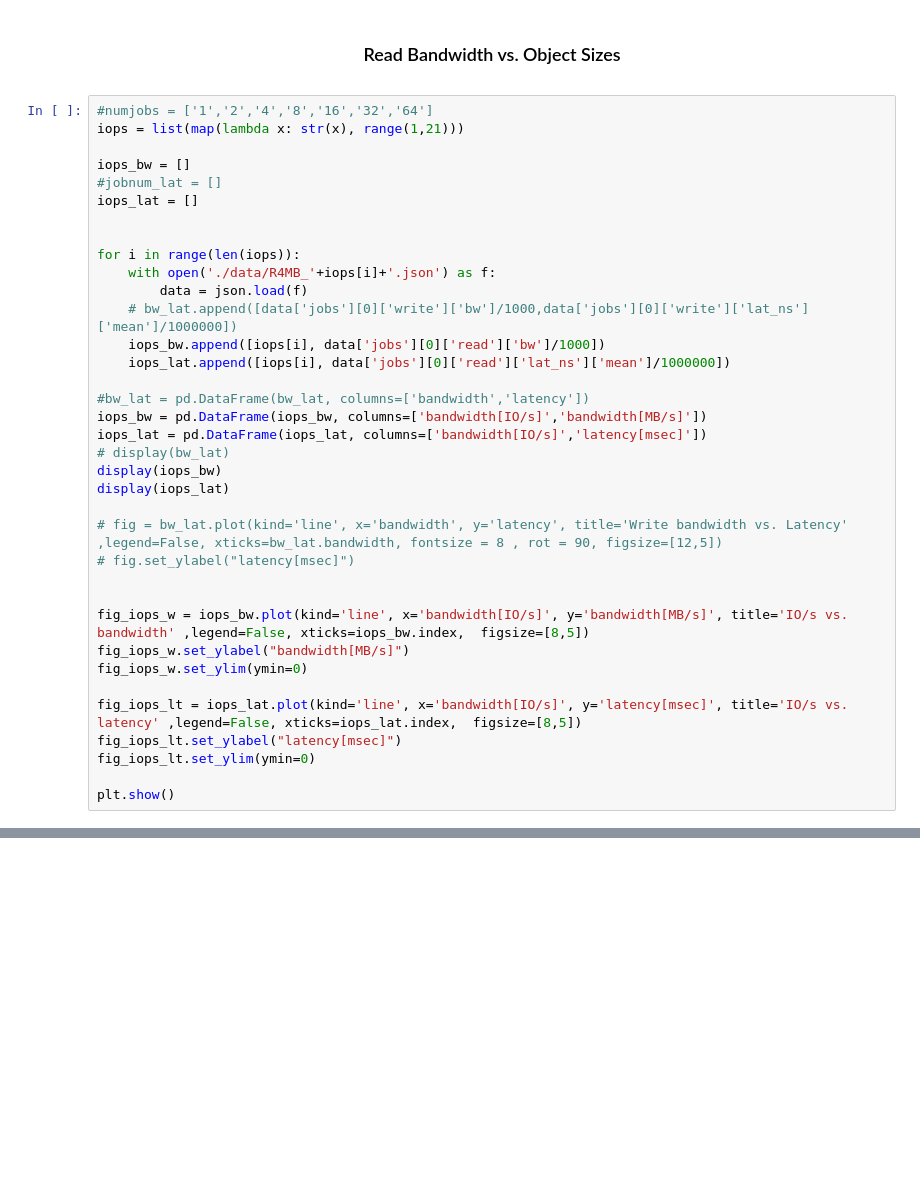
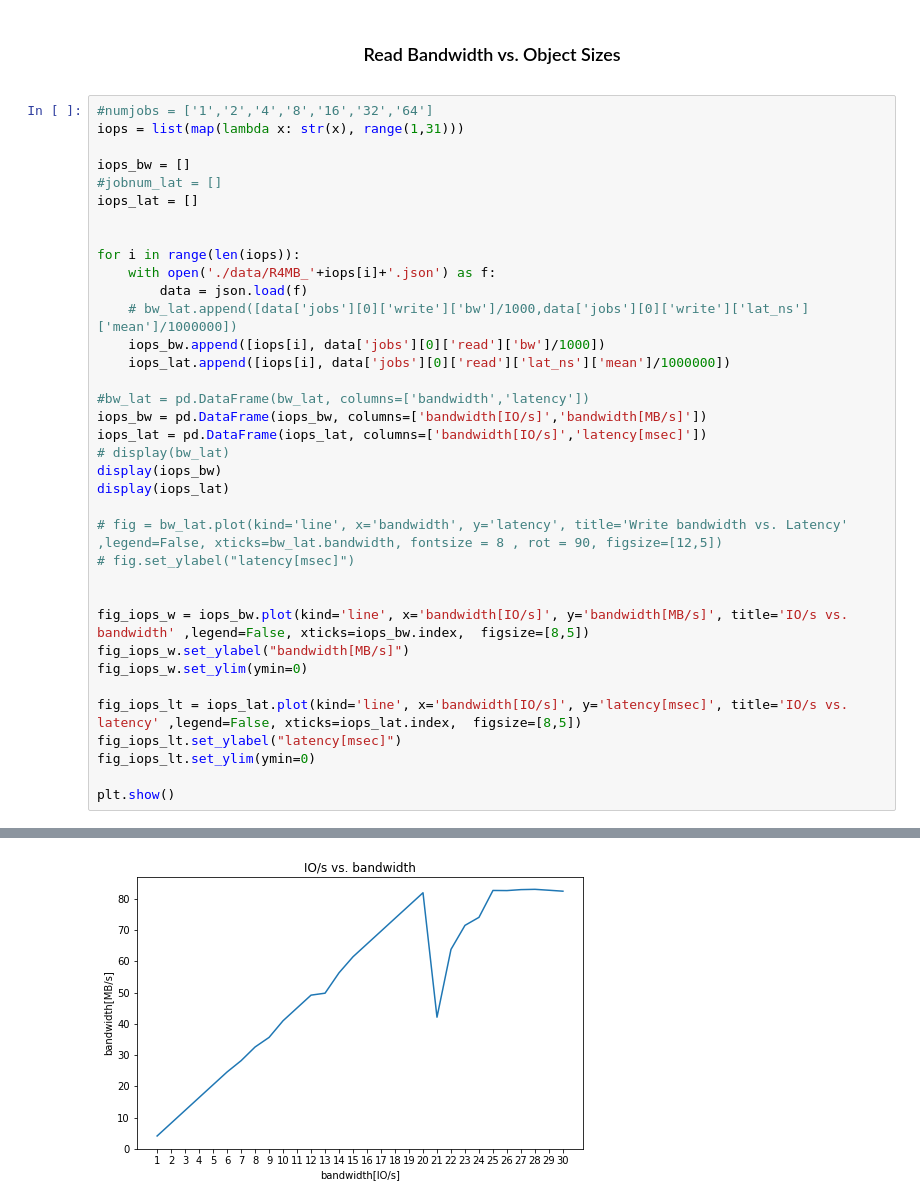
Before and after one commit to xweichu/object_size, a Jupyter notebook: object_size.ipynb, the cells around one changed output, grey strips where cells are left out. Drawn from its saved outputs; the diff is of its cells as text; blank space fills up the shorter version.

```diff
--- a/object_size.ipynb
+++ b/object_size.ipynb
@@ -251,7 +251,7 @@ plt.show()
 <center> <h3> Read Bandwidth vs. Object Sizes </h3> </center>
 # %%
 #numjobs = ['1','2','4','8','16','32','64']
-iops = list(map(lambda x: str(x), range(1,21)))
+iops = list(map(lambda x: str(x), range(1,31)))
 
 iops_bw = []
 #jobnum_lat = []
@@ -285,3 +285,4 @@ fig_iops_lt.set_ylabel("latency[msec]")
 fig_iops_lt.set_ylim(ymin=0)
 
 plt.show()
+# %% [output]
@@ -287,0 +323 @@ plt.show()
+[figure, added]
```
Also changed, not shown: parts of 2 cells of this notebook, 20 other files.
